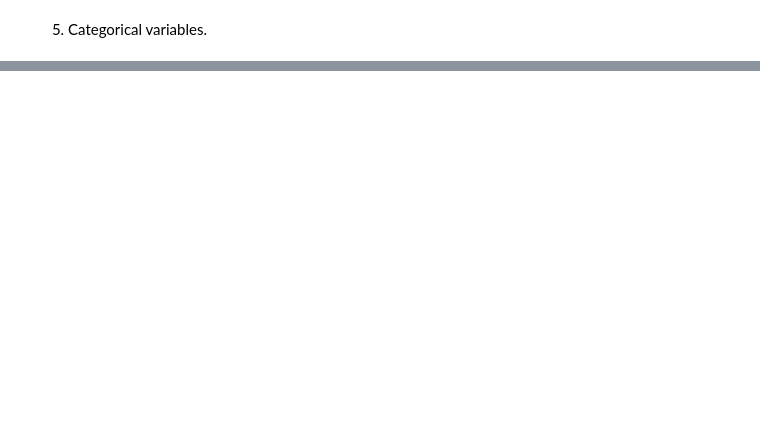
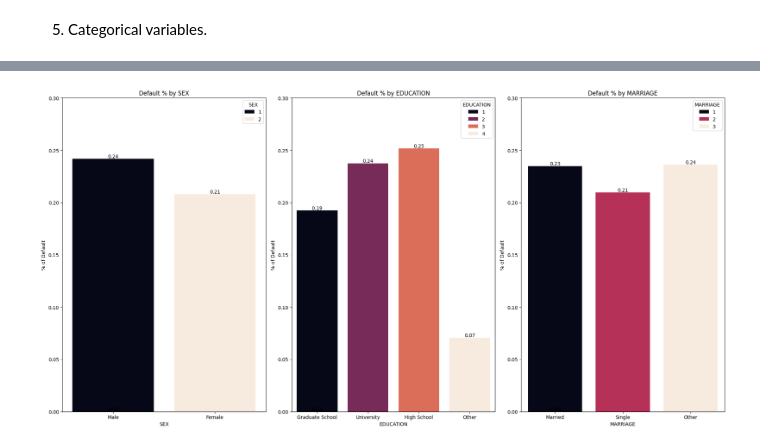
Before and after one commit to minjeoungneev/Default_Credit_Card, a Jupyter notebook: EDA.ipynb, the cells around one changed output, grey strips where cells are left out. Drawn from its saved outputs; the diff is of its cells as text; code cells hidden in the pictures; blank space fills up the shorter version.

```diff
--- a/EDA.ipynb
+++ b/EDA.ipynb
@@ -445,0 +523,43 @@ Those who paid nothing in the previous payment has higher default %. Those who p
+# %%
+plt.figure(figsize=(20, 10))
+
+# Barplot for SEX
+plt.subplot(1, 3, 1)
+ax = sns.barplot(x='SEX', y='Y', hue='SEX', data=df, palette='rocket', errorbar=None)
+plt.title('Default % by SEX')
+plt.xlabel('SEX')
+plt.xticks([0, 1], ['Male', 'Female'])
+plt.ylabel('% of Default')
+plt.ylim(0, 0.3)
+for p in ax.patches:
+    ax.annotate(f"{p.get_height():.2f}", (p.get_x() + p.get_width() / 2., p.get_height()),
+                ha='center', va='bottom', fontsize=10, color='black')
+
+# Barplot for EDUCATION
+plt.subplot(1, 3, 2)
+ax = sns.barplot(x='EDUCATION', y='Y', hue = 'EDUCATION', data=df, palette='rocket', errorbar=None)
+plt.title('Default % by EDUCATION')
+plt.xlabel('EDUCATION')
+plt.xticks([0, 1, 2, 3], ['Graduate School', 'University', 'High School', 'Other'])
+plt.ylabel('% of Default')
+plt.ylim(0, 0.3)
+for p in ax.patches:
+    ax.annotate(f"{p.get_height():.2f}", (p.get_x() + p.get_width() / 2., p.get_height()),
+                ha='center', va='bottom', fontsize=10, color='black')
+
+# Barplot for MARRIAGE
+plt.subplot(1, 3, 3)
+ax = sns.barplot(x='MARRIAGE', y='Y', hue ='MARRIAGE',data=df, palette='rocket', errorbar=None)
+plt.title('Default % by MARRIAGE')
+plt.xlabel('MARRIAGE')
+plt.xticks([0, 1, 2], ['Married', 'Single', 'Other'])
+plt.ylabel('% of Default')
+plt.ylim(0, 0.3)
+for p in ax.patches:
+    ax.annotate(f"{p.get_height():.2f}", (p.get_x() + p.get_width() / 2., p.get_height()),
+                ha='center', va='bottom', fontsize=10, color='black')
+
+plt.tight_layout()
+plt.show()
+# %% [output]
+[figure, added]
```
Also changed, not shown: parts of 5 cells of this notebook.
